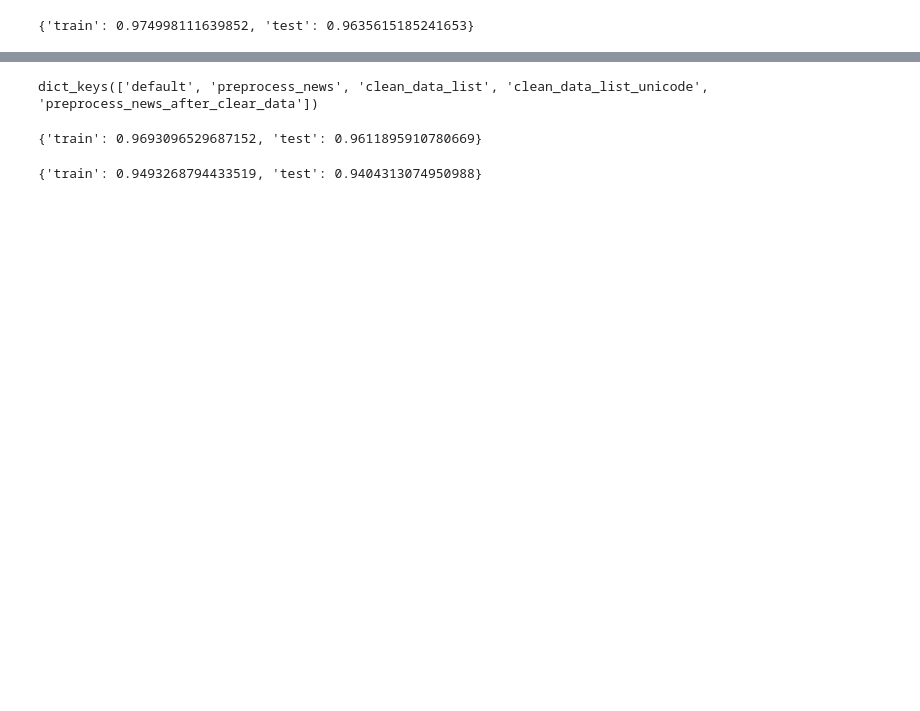
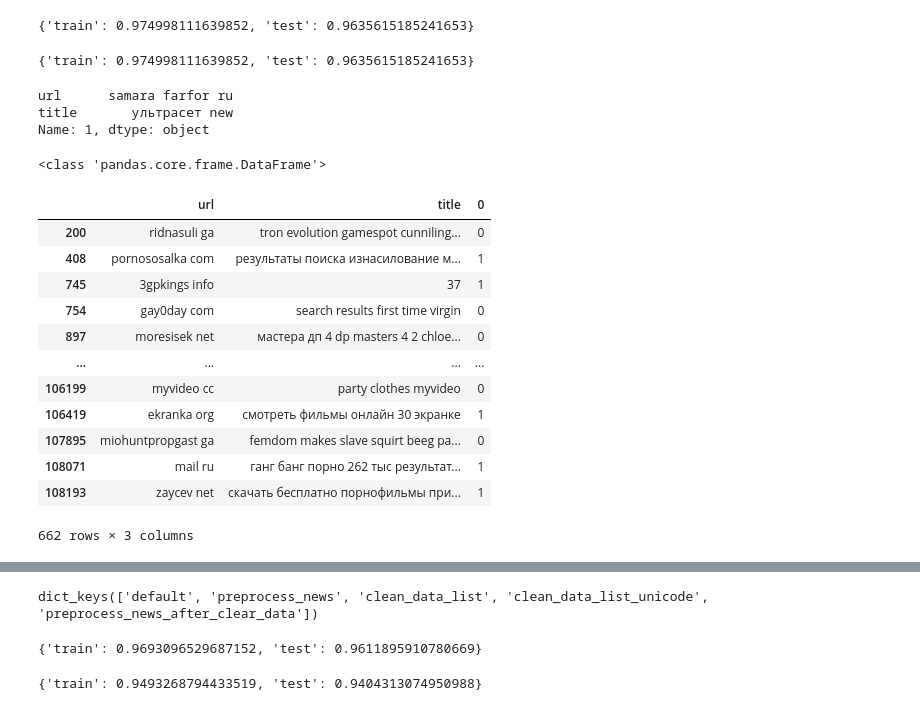
Before and after one commit to Dok-tor/technopark, a Jupyter notebook: ML/DZ3_all_cups/my_ml.ipynb, the cells around one changed output, grey strips where cells are left out. Cells and saved outputs as stored; diff of their text form; code cells hidden in the pictures; blank space fills up the shorter version.

Commit message:
Done first All Cups HW ML and 1_2 HW Algorithms

```diff
--- a/ML/DZ3_all_cups/my_ml.ipynb
+++ b/ML/DZ3_all_cups/my_ml.ipynb
@@ -407,3 +424,76 @@ pipeline = Pipeline([
 fit_predict(pipeline, *train_test_data)
 # %% [output]
 {'train': 0.974998111639852, 'test': 0.9635615185241653}
+# %%
+from sklearn.preprocessing import RobustScaler, Normalizer
+from sklearn.compose import ColumnTransformer
+from sklearn.linear_model import LogisticRegression
+
+pipeline = Pipeline([
+    (
+        'features',
+        ColumnTransformer([
+            (
+                'url',
+                TfidfVectorizer(max_df=0.05, min_df=1, ngram_range=(0, 3)),
+                'url'
+            ),
+            (
+                'title',
+                TfidfVectorizer(max_df=0.05, min_df=3, ngram_range=(0, 3)),
+                'title'
+            )
+        ])
+    ),
+    ('norm', Normalizer()),
+    ('scale', RobustScaler(with_centering=False)),
+    ('clf', MultinomialNB())
+])
+fit_predict(pipeline, *train_test_data)
+# %% [output]
+{'train': 0.974998111639852, 'test': 0.9635615185241653}
+# %%
+train_test_data[0].iloc[1]
+# %% [output]
+url      samara farfor ru
+title       ультрасет new
+Name: 1, dtype: object
+# %%
+def wrong_predictionss(model, X_train, Y_train, X_test=None, Y_test=None):
+    pred_train = model.predict(X_train)
+    pred_test = model.predict(X_test)
+    prob_train = model.predict_proba(X_train)
+    prob_test = model.predict_proba(X_test)
+    # print(len(pred_train), len(pred_test), len(Y_train), len(Y_test))
+    di = {'train': [], 'test': []}
+    wrong_train_indices = []
+    for i, prediction in enumerate(pred_train):
+        if prediction != Y_train[i]:
+            di['train'].append([X_train.iloc[i], prediction, Y_train[i], prob_train[i]])
+            wrong_train_indices.append(i)
+    for i, prediction in enumerate(pred_test):
+        if prediction != Y_test[i]:
+            di['test'].append([X_test.iloc[i], prediction, Y_test[i], prob_test[i]])
+    df_for_refit = pd.concat([X_train.iloc[wrong_train_indices], pd.DataFrame(Y_train).iloc[wrong_train_indices]], axis=1)
+    print(type(df_for_refit))
+    return di, df_for_refit
+
+wrong, over_train_df = wrong_predictionss(pipeline, *train_test_data)
+# %% [output]
+<class 'pandas.core.frame.DataFrame'>
+# %%
+over_train_df
+# %% [output]
+|  | url | title | 0 |
+| 200 | ridnasuli ga | tron evolution gamespot cunniling... | 0 |
+| 408 | pornososalka com | результаты поиска изнасилование м... | 1 |
+| 745 | 3gpkings info | 37 | 1 |
+| 754 | gay0day com | search results first time virgin | 0 |
+| 897 | moresisek net | мастера дп 4 dp masters 4 2 chloe... | 0 |
+| ... | ... | ... | ... |
+| 106199 | myvideo cc | party clothes myvideo | 0 |
+| 106419 | ekranka org | смотреть фильмы онлайн 30 экранке | 1 |
+| 107895 | miohuntpropgast ga | femdom makes slave squirt beeg pa... | 0 |
+| 108071 | mail ru | ганг банг порно 262 тыс результат... | 1 |
+| 108193 | zaycev net | скачать бесплатно порнофильмы при... | 1 |
+662 rows × 3 columns
```
Also changed, not shown: parts of 13 cells of this notebook, 9 other files.
